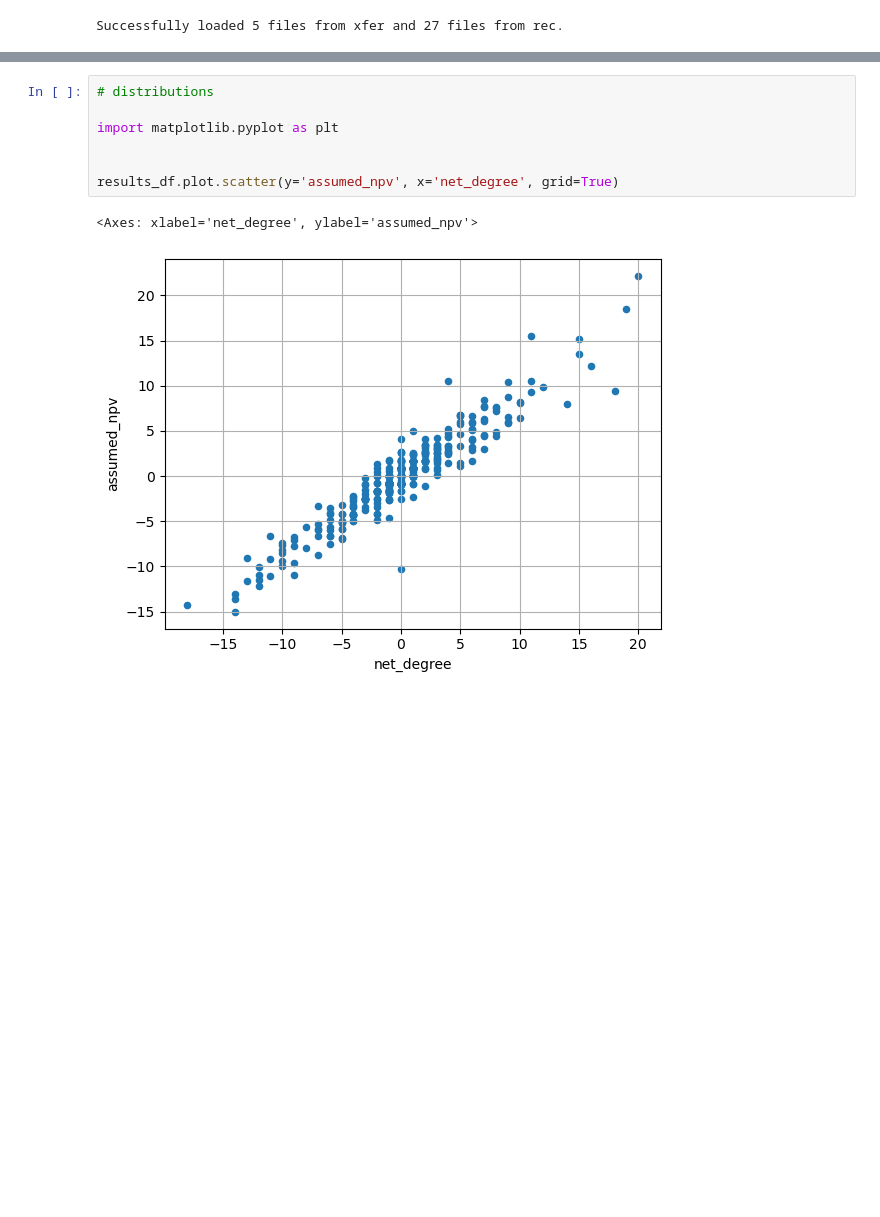
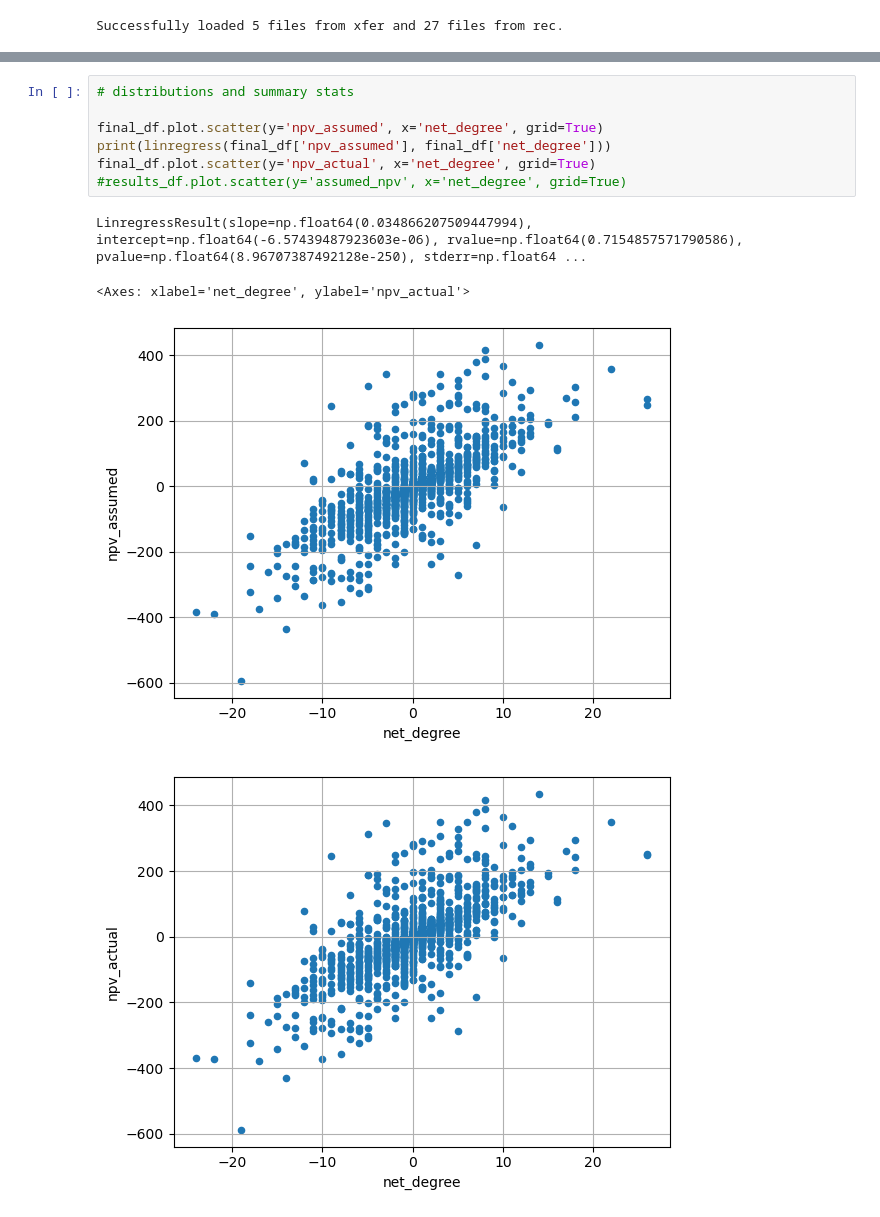
Before and after one commit to caleb-chandler/cfb-player-acquisition-network, a Jupyter notebook: analysis.ipynb, the cells around one changed output, grey strips where cells are left out. Cells and saved outputs as stored; diff of their text form; blank space fills up the shorter version.

```diff
--- a/analysis.ipynb
+++ b/analysis.ipynb
@@ -147,10 +416,12 @@ successful
 # %%
-# distributions
+# distributions and summary stats
 
-import matplotlib.pyplot as plt
-
-
-results_df.plot.scatter(y='assumed_npv', x='net_degree', grid=True)
+final_df.plot.scatter(y='npv_assumed', x='net_degree', grid=True)
+print(linregress(final_df['npv_assumed'], final_df['net_degree']))
+final_df.plot.scatter(y='npv_actual', x='net_degree', grid=True)
+#results_df.plot.scatter(y='assumed_npv', x='net_degree', grid=True)
 # %% [output]
-<Axes: xlabel='net_degree', ylabel='assumed_npv'>
+LinregressResult(slope=np.float64(0.034866207509447994), intercept=np.float64(-6.57439487923603e-06), rvalue=np.float64(0.7154857571790586), pvalue=np.float64(8.96707387492128e-250), stderr=np.float64 ...
+<Axes: xlabel='net_degree', ylabel='npv_actual'>
-[figure, old version]
+[figure, new version]
+[figure, added]
```
Also changed, not shown: parts of 4 cells of this notebook, 5 other files.
